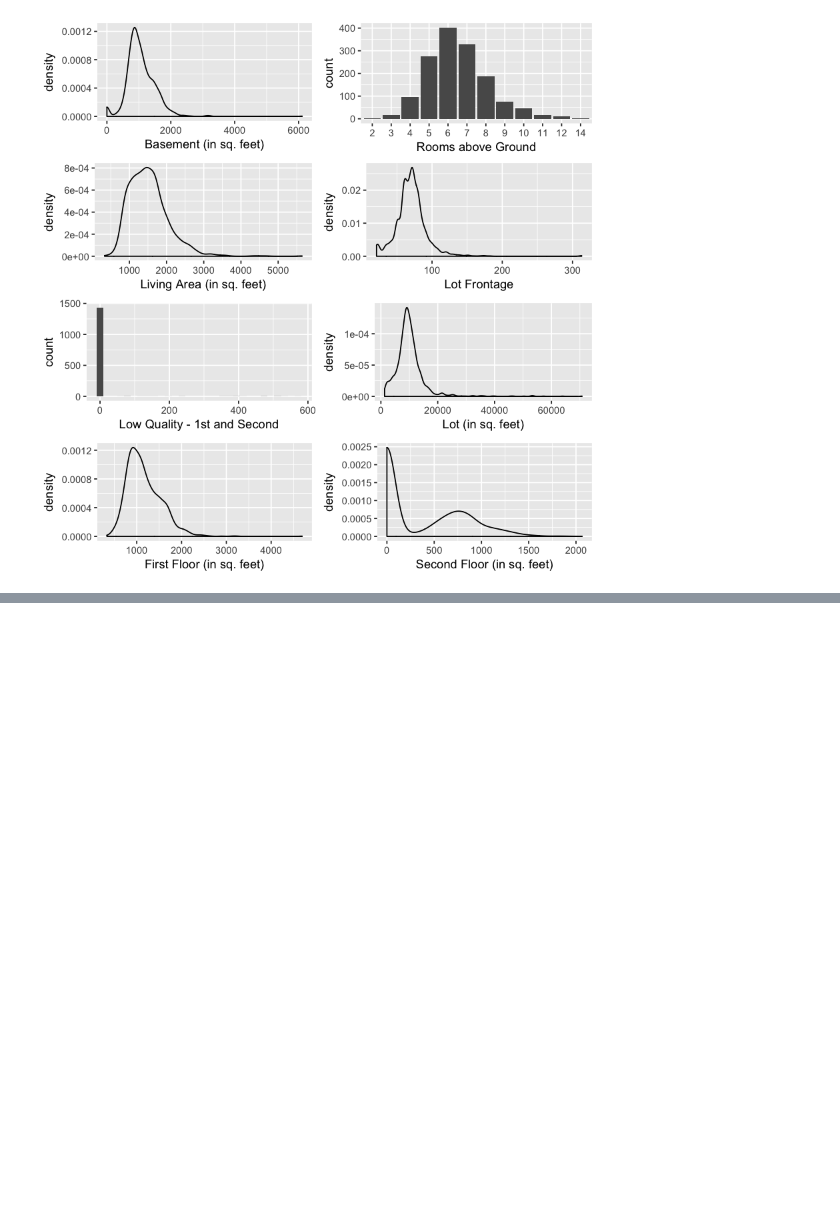
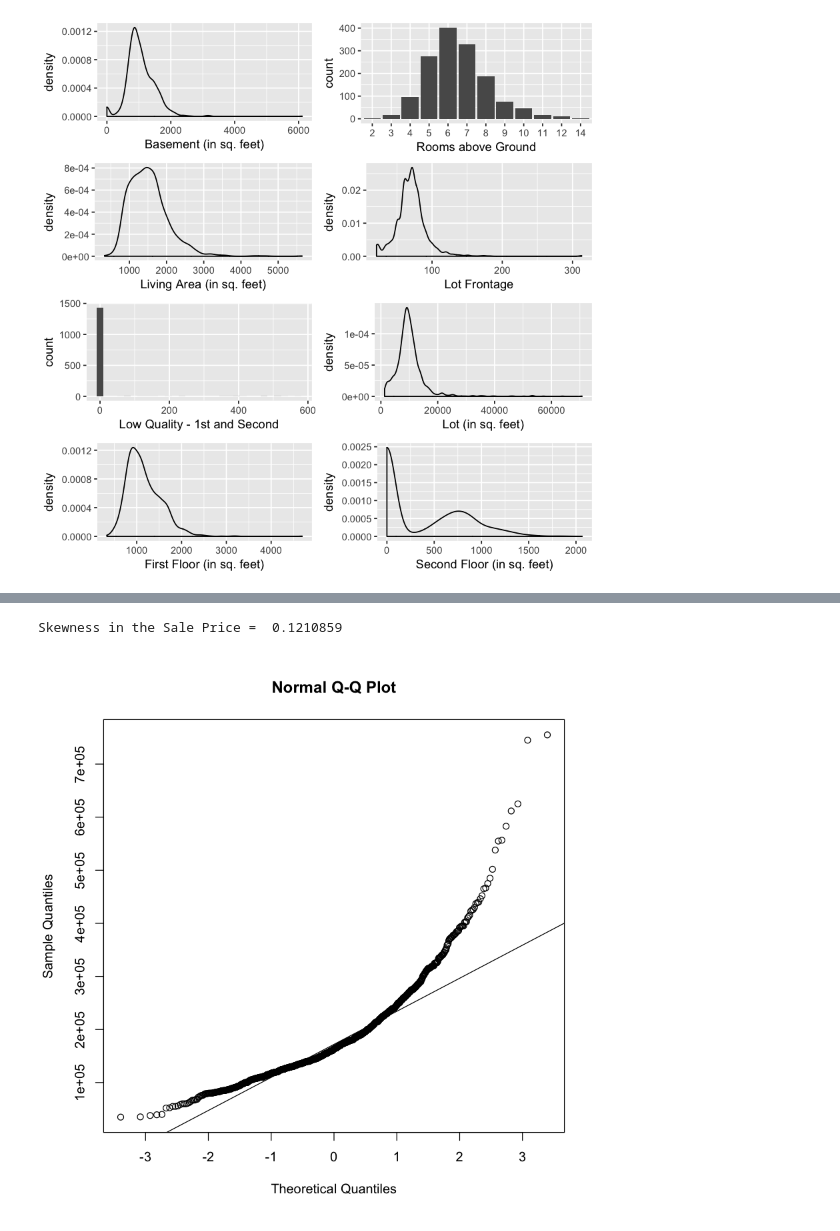
Before and after one commit to royadityak/PrescriptiveAnalytics, a Jupyter notebook: Forecasting/Forecasting_Housing_XGBoost_Lasso.ipynb, the cells around one changed output, grey strips where cells are left out. Drawn from its saved outputs; the diff is of its cells as text; code cells hidden in the pictures; blank space fills up the shorter version.

```diff
--- a/Forecasting/Forecasting_Housing_XGBoost_Lasso.ipynb
+++ b/Forecasting/Forecasting_Housing_XGBoost_Lasso.ipynb
@@ -290,0 +304,12 @@ multiplot(plot_1, plot_2, plot_3, plot_4, plot_5, plot_6, plot_7, plot_8, layout
+# %%
+# For fixing the high right skewness and abnormal distribution, I will replace the SalePrice with the respective
+# logarithmic value
+data$SalePrice <- log(new_data$SalePrice)
+cat ("Skewness in the Sale Price = ", skew(data$SalePrice))
+
+# Visualising the new skewness of the SalePrice column
+qqnorm(new_data$SalePrice)
+qqline(new_data$SalePrice)
+# %% [output]
+Skewness in the Sale Price =  0.1210859
+[figure, added]
```
Also changed, not shown: parts of 22 cells of this notebook.
